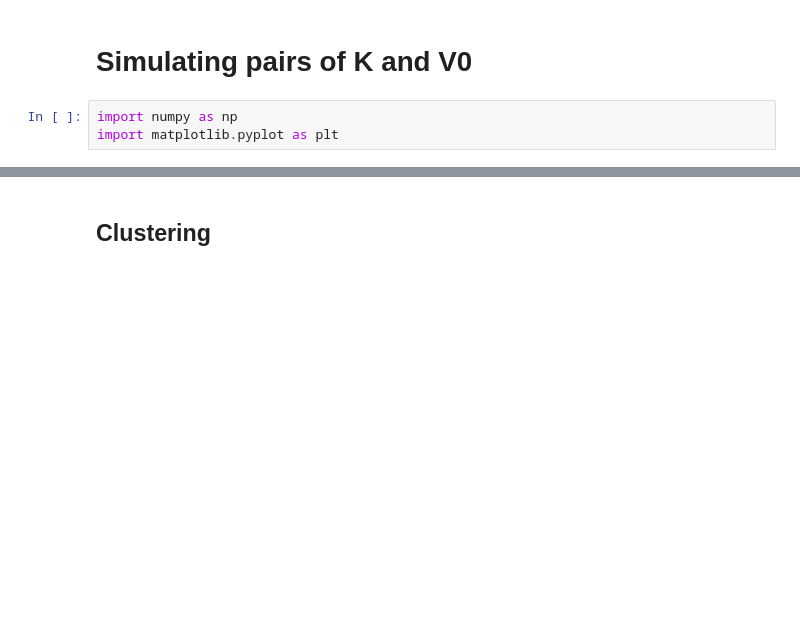
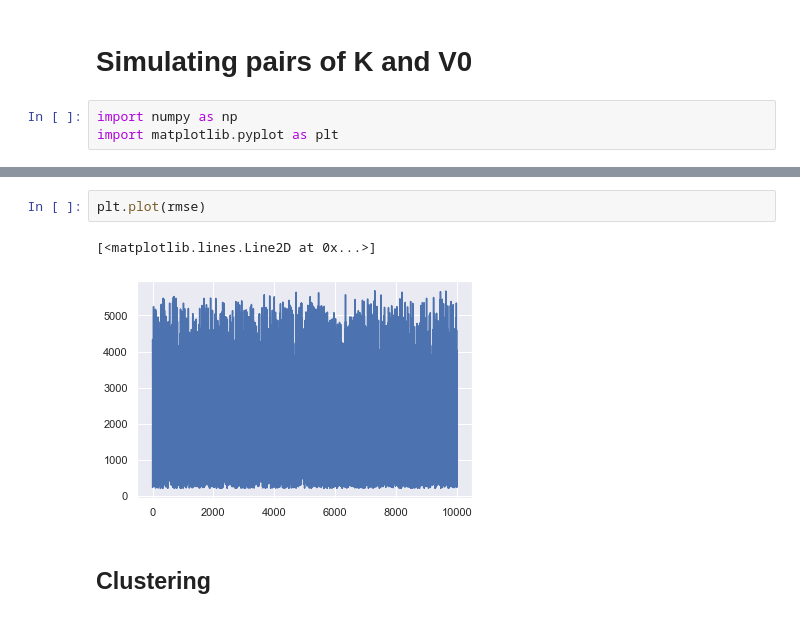
Before and after one commit to attibalazs/velocityhack, a Jupyter notebook: DMc_VelocityHack.ipynb, the cells around one changed output, grey strips where cells are left out. Cells and saved outputs as stored; diff of their text form; blank space fills up the shorter version.

```diff
--- a/DMc_VelocityHack.ipynb
+++ b/DMc_VelocityHack.ipynb
@@ -124,3 +127,8 @@ plt.colorbar(sc)
+# %%
+plt.plot(rmse)
+# %% [output]
+[<matplotlib.lines.Line2D at 0x...>]
+[figure, added]
 # %% [markdown]
 ## Clustering
 # %%
```
Also changed, not shown: parts of 6 cells of this notebook.
